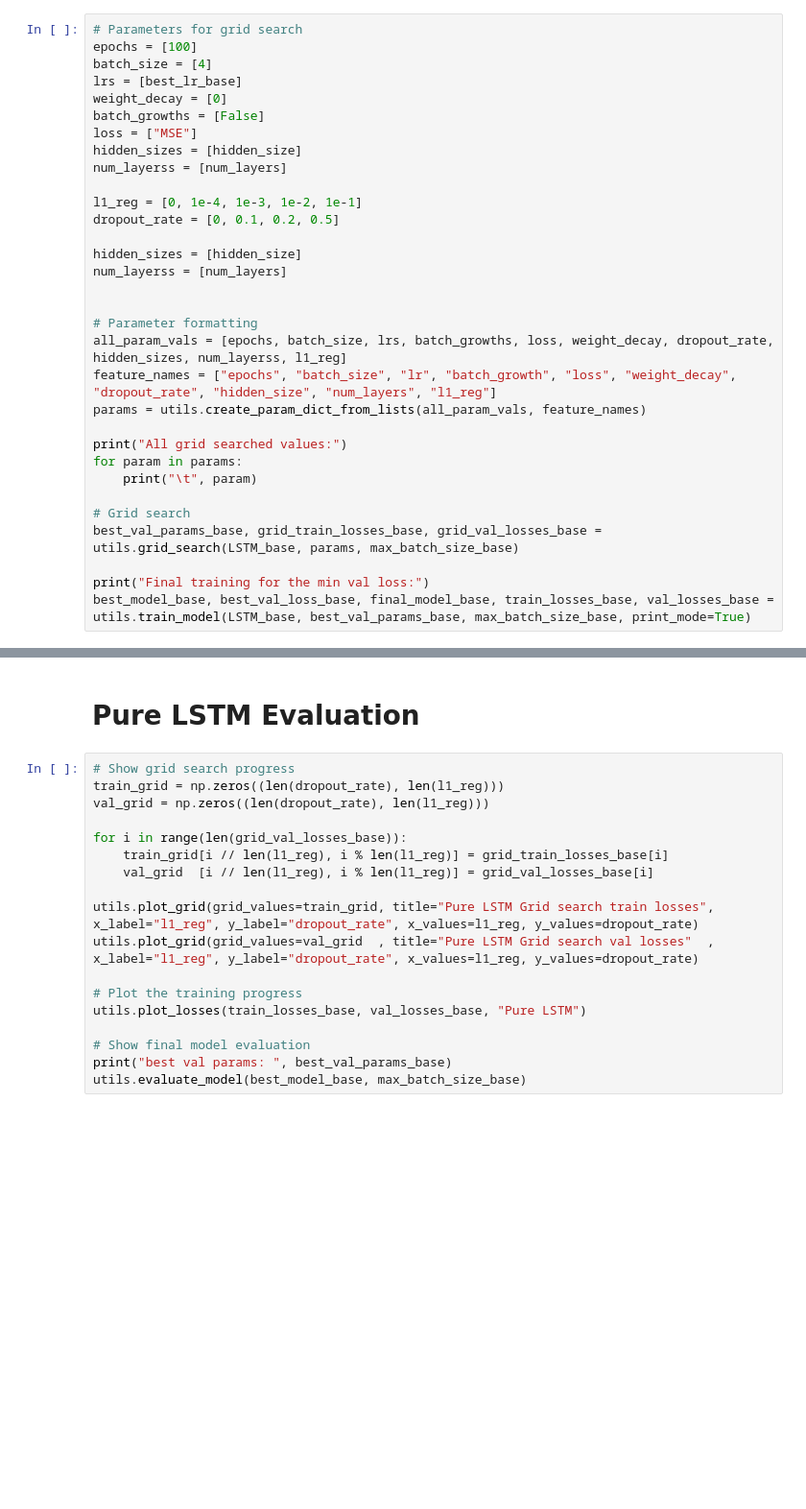
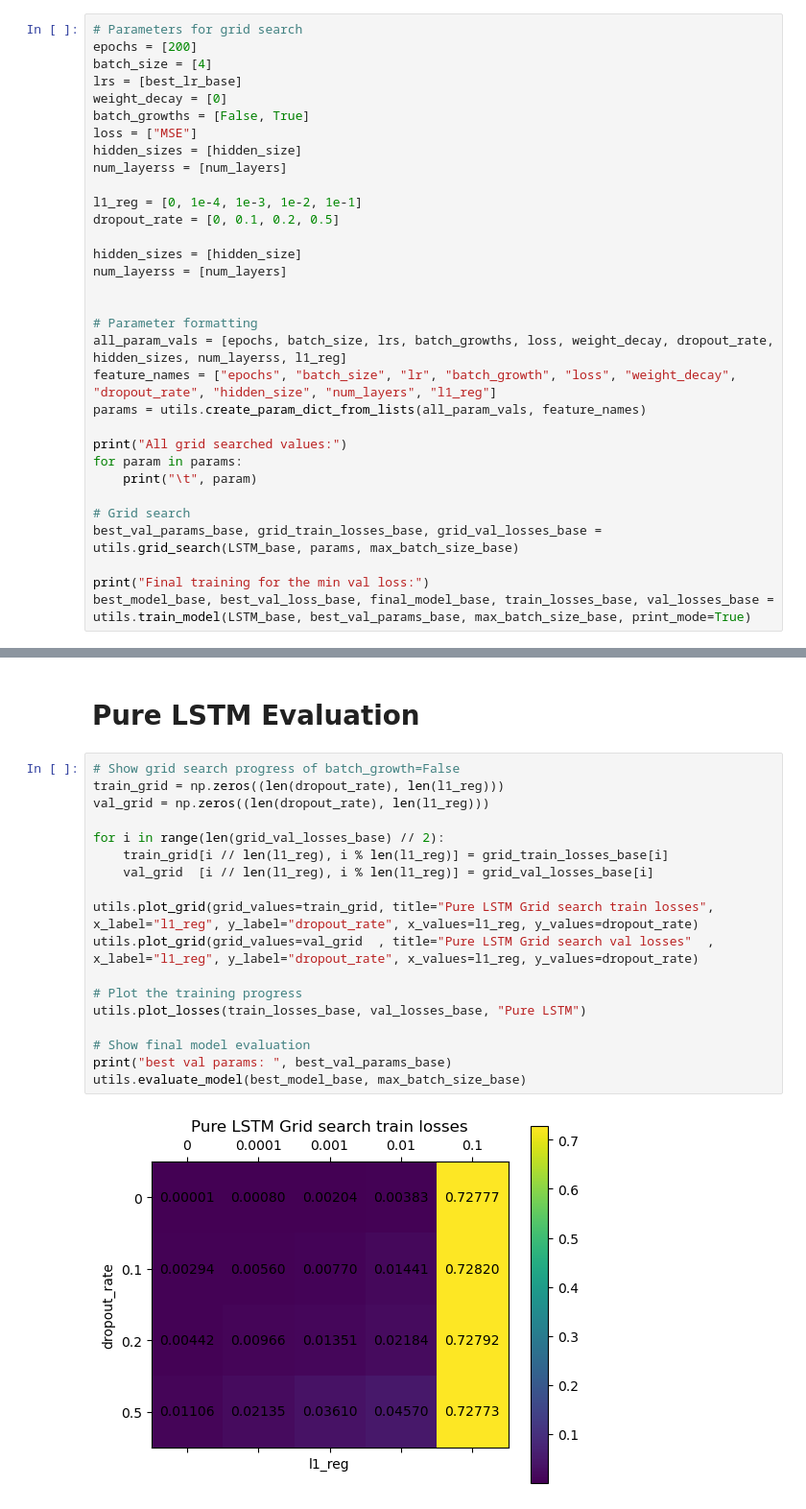
Before and after one commit to luzny274/Taipei-Bus-Stop-Traffic-Prediction, a Jupyter notebook: Vita/LSTM.ipynb, the cells around one changed output, grey strips where cells are left out. Shown: that part at 96% size. Saved outputs shown, nothing was run; the diff lists cells and outputs as text; blank space fills up the shorter version.

```diff
--- a/Vita/LSTM.ipynb
+++ b/Vita/LSTM.ipynb
@@ -119,11 +118,11 @@ max_batch_size: 4096
 # Pure LSTM Training
 # %%
 # Parameters for grid search
-epochs = [100]
+epochs = [200]
 batch_size = [4]
 lrs = [best_lr_base]
 weight_decay = [0]
-batch_growths = [False]
+batch_growths = [False, True]
 loss = ["MSE"]
 hidden_sizes = [hidden_size]
 num_layerss = [num_layers]
@@ -174,20 +169,22 @@ KeyboardInterrupt:
 # %% [markdown]
 # Pure LSTM Evaluation
 # %%
-# Show grid search progress
+# Show grid search progress of batch_growth=False
 train_grid = np.zeros((len(dropout_rate), len(l1_reg)))
 val_grid = np.zeros((len(dropout_rate), len(l1_reg)))
 
-for i in range(len(grid_val_losses_base)):
+for i in range(len(grid_val_losses_base) // 2):
     train_grid[i // len(l1_reg), i % len(l1_reg)] = grid_train_losses_base[i]
     val_grid  [i // len(l1_reg), i % len(l1_reg)] = grid_val_losses_base[i]
 
 utils.plot_grid(grid_values=train_grid, title="Pure LSTM Grid search train losses", x_label="l1_reg", y_label="dropout_rate", x_values=l1_reg, y_values=dropout_rate)
 utils.plot_grid(grid_values=val_grid  , title="Pure LSTM Grid search val losses"  , x_label="l1_reg", y_label="dropout_rate", x_values=l1_reg, y_values=dropout_rate)
 
 # Plot the training progress
 utils.plot_losses(train_losses_base, val_losses_base, "Pure LSTM")
 
 # Show final model evaluation
 print("best val params: ", best_val_params_base)
 utils.evaluate_model(best_model_base, max_batch_size_base)
+# %% [output]
+[figure, added]
```
Also changed, not shown: parts of 24 cells of this notebook, 10 other files.
